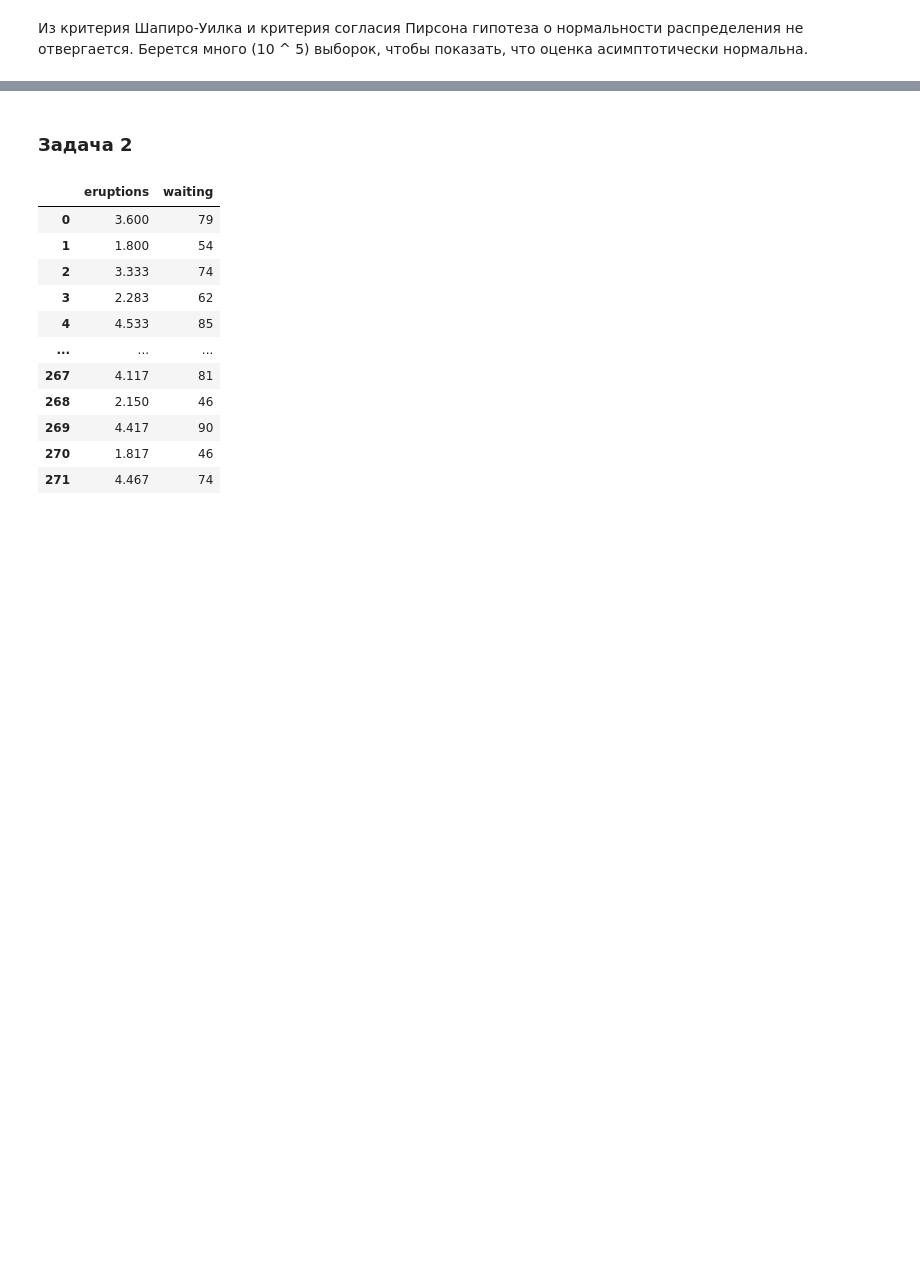
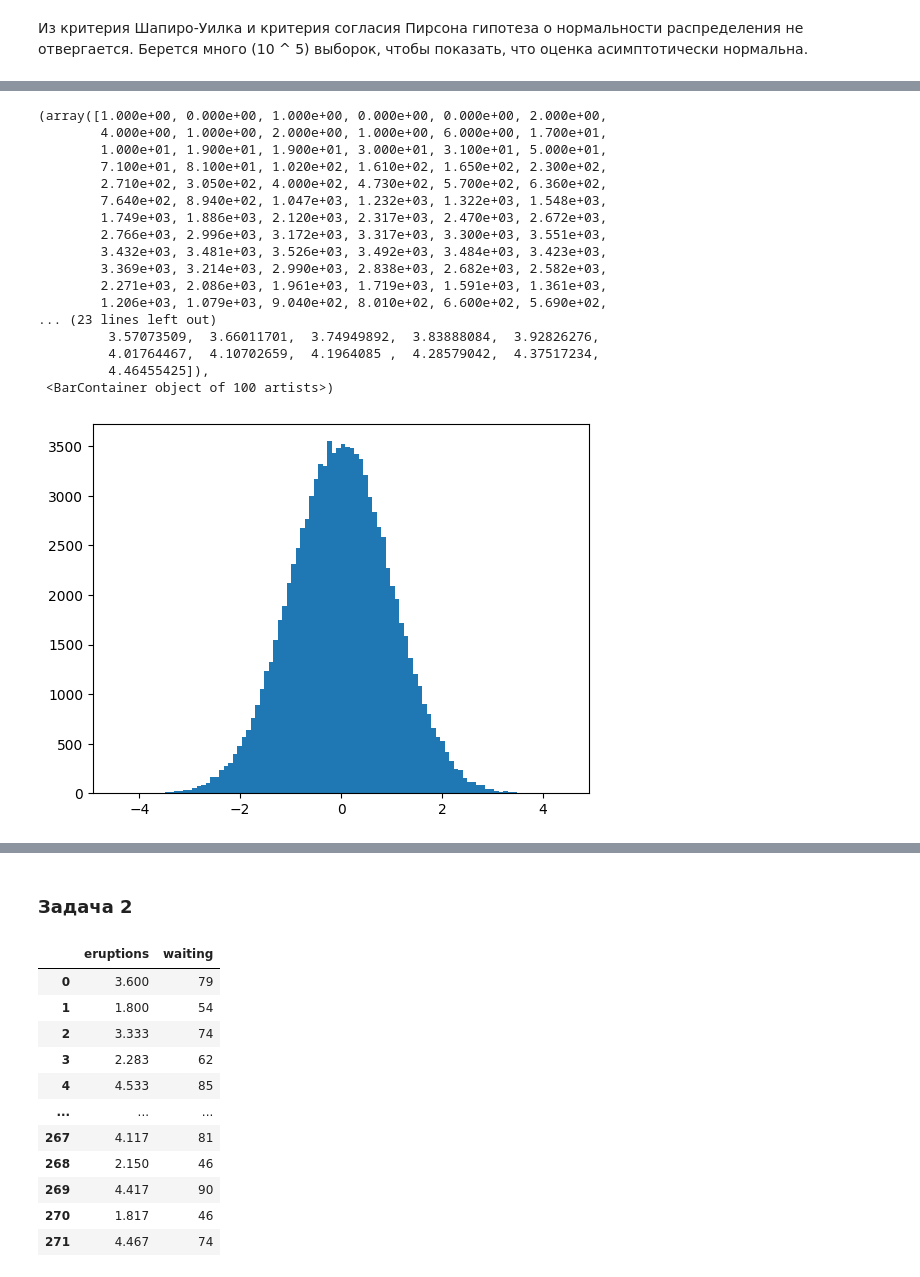
Before and after one commit to ChingisBadmaev/credit_score, a Jupyter notebook: hw_1/HW 1 bootstrap.ipynb, the cells around one changed output, grey strips where cells are left out. Drawn from its saved outputs; the diff is of its cells as text; code cells hidden in the pictures; blank space fills up the shorter version.

```diff
--- a/hw_1/HW 1 bootstrap.ipynb
+++ b/hw_1/HW 1 bootstrap.ipynb
@@ -152,0 +150,22 @@ _z_
+# %%
+# проверка на асимптотическую нормальность. Видно, что распределение ~ N(0, 1)
+plt.hist((mean_nissan -  _mean_nissan_) / np.sqrt(_sigma_), bins=100)
+# %% [output]
+(array([1.000e+00, 0.000e+00, 1.000e+00, 0.000e+00, 0.000e+00, 2.000e+00,
+        4.000e+00, 1.000e+00, 2.000e+00, 1.000e+00, 6.000e+00, 1.700e+01,
+        1.000e+01, 1.900e+01, 1.900e+01, 3.000e+01, 3.100e+01, 5.000e+01,
+        7.100e+01, 8.100e+01, 1.020e+02, 1.610e+02, 1.650e+02, 2.300e+02,
+        2.710e+02, 3.050e+02, 4.000e+02, 4.730e+02, 5.700e+02, 6.360e+02,
+        7.640e+02, 8.940e+02, 1.047e+03, 1.232e+03, 1.322e+03, 1.548e+03,
+        1.749e+03, 1.886e+03, 2.120e+03, 2.317e+03, 2.470e+03, 2.672e+03,
+        2.766e+03, 2.996e+03, 3.172e+03, 3.317e+03, 3.300e+03, 3.551e+03,
+        3.432e+03, 3.481e+03, 3.526e+03, 3.492e+03, 3.484e+03, 3.423e+03,
+        3.369e+03, 3.214e+03, 2.990e+03, 2.838e+03, 2.682e+03, 2.582e+03,
+        2.271e+03, 2.086e+03, 1.961e+03, 1.719e+03, 1.591e+03, 1.361e+03,
+        1.206e+03, 1.079e+03, 9.040e+02, 8.010e+02, 6.600e+02, 5.690e+02,
+... (23 lines left out)
+         3.57073509,  3.66011701,  3.74949892,  3.83888084,  3.92826276,
+         4.01764467,  4.10702659,  4.1964085 ,  4.28579042,  4.37517234,
+         4.46455425]),
+ <BarContainer object of 100 artists>)
+[figure, added]
```
Also changed, not shown: parts of 10 cells of this notebook, 1 other file.
